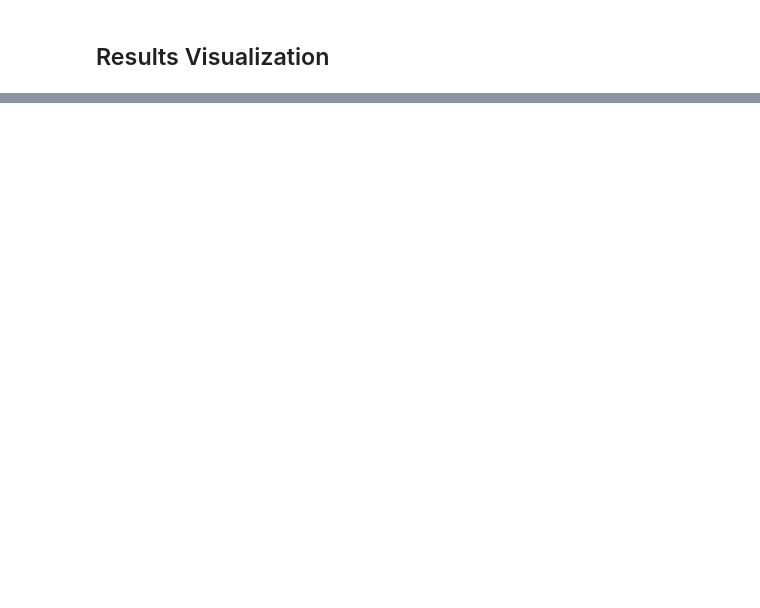
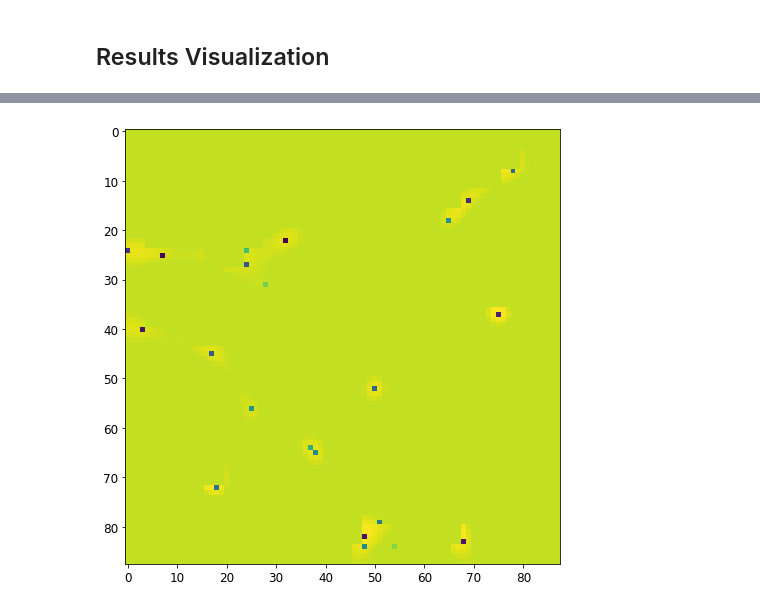
Before and after one commit to xiyuyi/PyPRIS, a Jupyter notebook: Notebooks/2D Progressive Refinement Demo.ipynb, the cells around one changed output, grey strips where cells are left out. Drawn from its saved outputs; the diff is of its cells as text; code cells hidden in the pictures; blank space fills up the shorter version.

```diff
--- a/Notebooks/2D Progressive Refinement Demo.ipynb
+++ b/Notebooks/2D Progressive Refinement Demo.ipynb
@@ -352,0 +374,6 @@ plt.savefig("R_4_NSig_2_40x40.jpg")
+# %%
+# Location Check Graph
+plt.imshow(t_rec-imTest)
+plt.savefig("locCheck_{}x{}.jpg".format(n,n))
+# %% [output]
+[figure, added]
```
Also changed, not shown: parts of 7 cells of this notebook, 1 other file.
